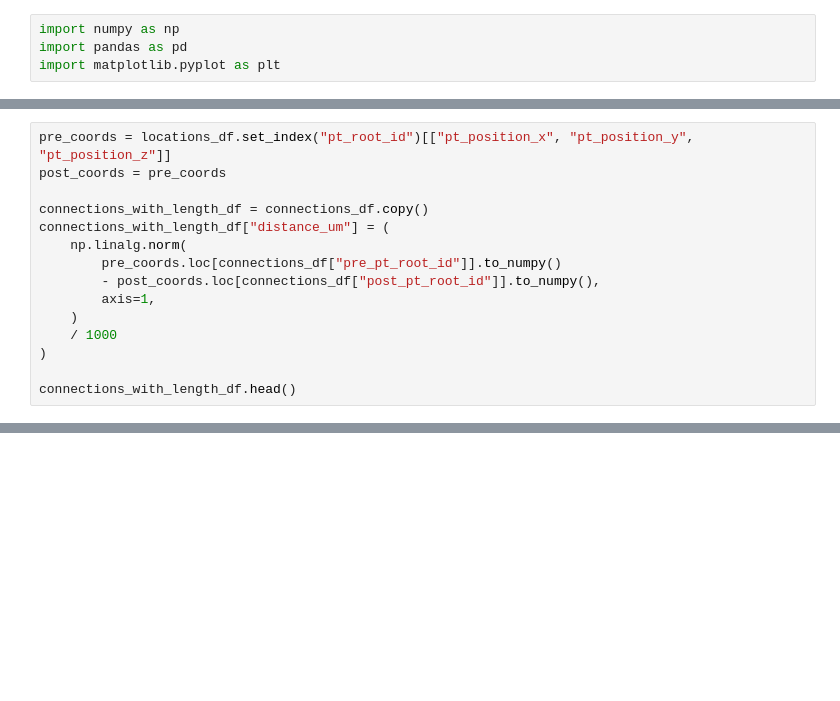
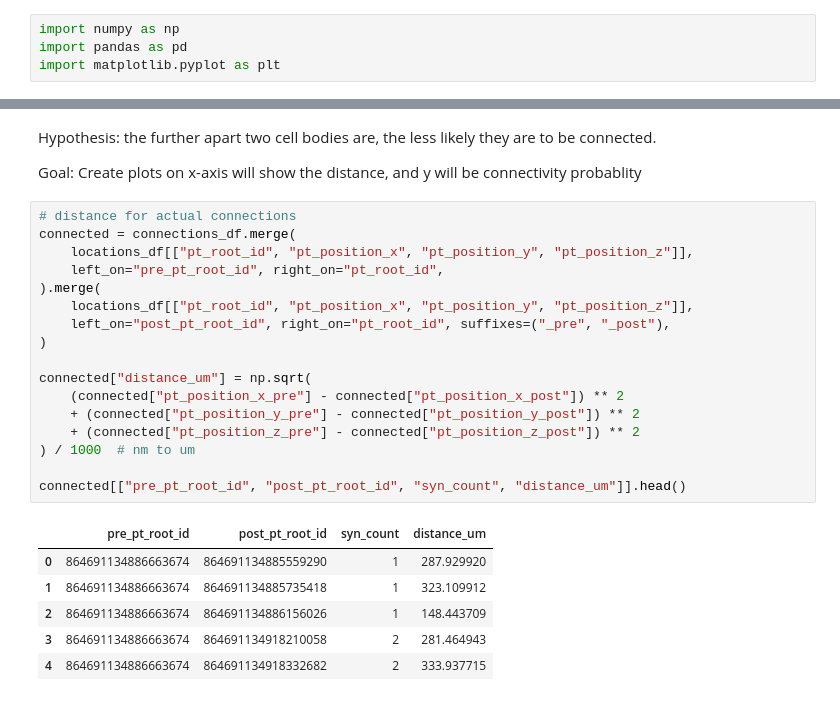
Before and after one commit to 6namdang/connectomes-assignment, a Jupyter notebook: assignments/assignment2.ipynb, the cells around one changed output, grey strips where cells are left out. Saved outputs shown, nothing was run; the diff lists cells and outputs as text; blank space fills up the shorter version.

```diff
--- a/assignments/assignment2.ipynb
+++ b/assignments/assignment2.ipynb
@@ -16,15 +7,0 @@ print(len(set(connections_df["pre_pt_root_id"]) & set(connections_df["post_pt_ro
-# %%
-pre_coords = locations_df.set_index("pt_root_id")[["pt_position_x", "pt_position_y", "pt_position_z"]]
-post_coords = pre_coords
-
-connections_with_length_df = connections_df.copy()
-connections_with_length_df["distance_um"] = (
-    np.linalg.norm(
-        pre_coords.loc[connections_df["pre_pt_root_id"]].to_numpy()
-        - post_coords.loc[connections_df["post_pt_root_id"]].to_numpy(),
-        axis=1,
-    )
-    / 1000
-)
-
-connections_with_length_df.head()
@@ -43,0 +16,28 @@ print(potential_dist_um.shape)
+# %% [markdown]
+Hypothesis: the further apart two cell bodies are, the less likely they are to be connected.
+
+Goal: Create plots on x-axis will show the distance, and y will be connectivity probablity
+# %%
+# distance for actual connections
+connected = connections_df.merge(
+    locations_df[["pt_root_id", "pt_position_x", "pt_position_y", "pt_position_z"]],
+    left_on="pre_pt_root_id", right_on="pt_root_id",
+).merge(
+    locations_df[["pt_root_id", "pt_position_x", "pt_position_y", "pt_position_z"]],
+    left_on="post_pt_root_id", right_on="pt_root_id", suffixes=("_pre", "_post"),
+)
+
+connected["distance_um"] = np.sqrt(
+    (connected["pt_position_x_pre"] - connected["pt_position_x_post"]) ** 2
+    + (connected["pt_position_y_pre"] - connected["pt_position_y_post"]) ** 2
+    + (connected["pt_position_z_pre"] - connected["pt_position_z_post"]) ** 2
+) / 1000  # nm to um
+
+connected[["pre_pt_root_id", "post_pt_root_id", "syn_count", "distance_um"]].head()
+# %% [output]
+|  | pre_pt_root_id | post_pt_root_id | syn_count | distance_um |
+| 0 | 864691134886663674 | 864691134885559290 | 1 | 287.929920 |
+| 1 | 864691134886663674 | 864691134885735418 | 1 | 323.109912 |
+| 2 | 864691134886663674 | 864691134886156026 | 1 | 148.443709 |
+| 3 | 864691134886663674 | 864691134918210058 | 2 | 281.464943 |
+| 4 | 864691134886663674 | 864691134918332682 | 2 | 333.937715 |
```
Also changed, not shown: parts of 10 cells of this notebook.
